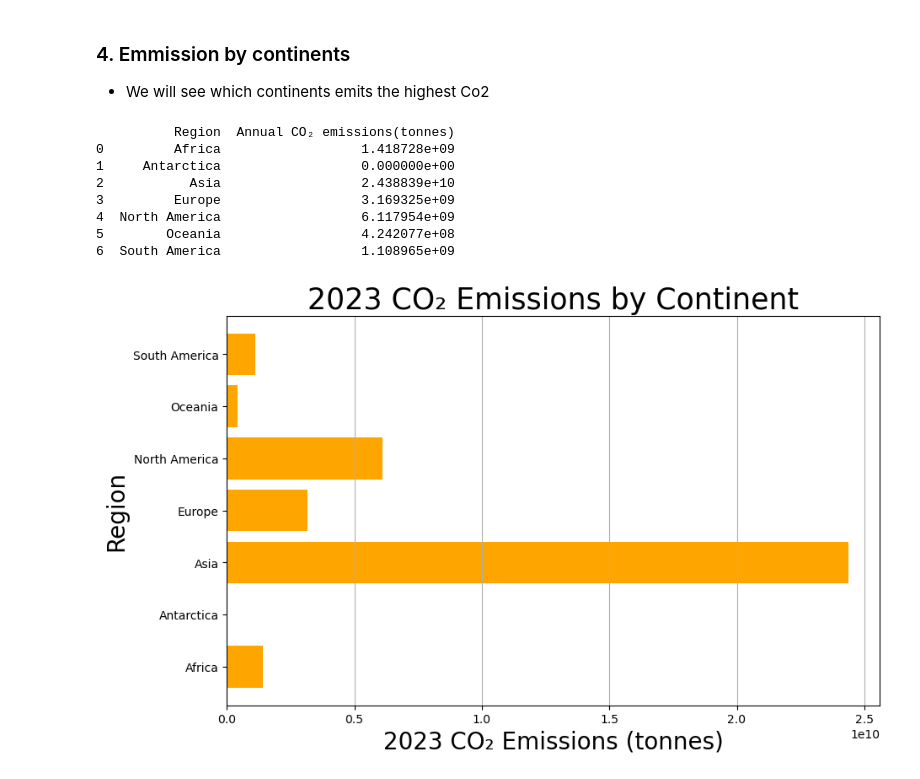
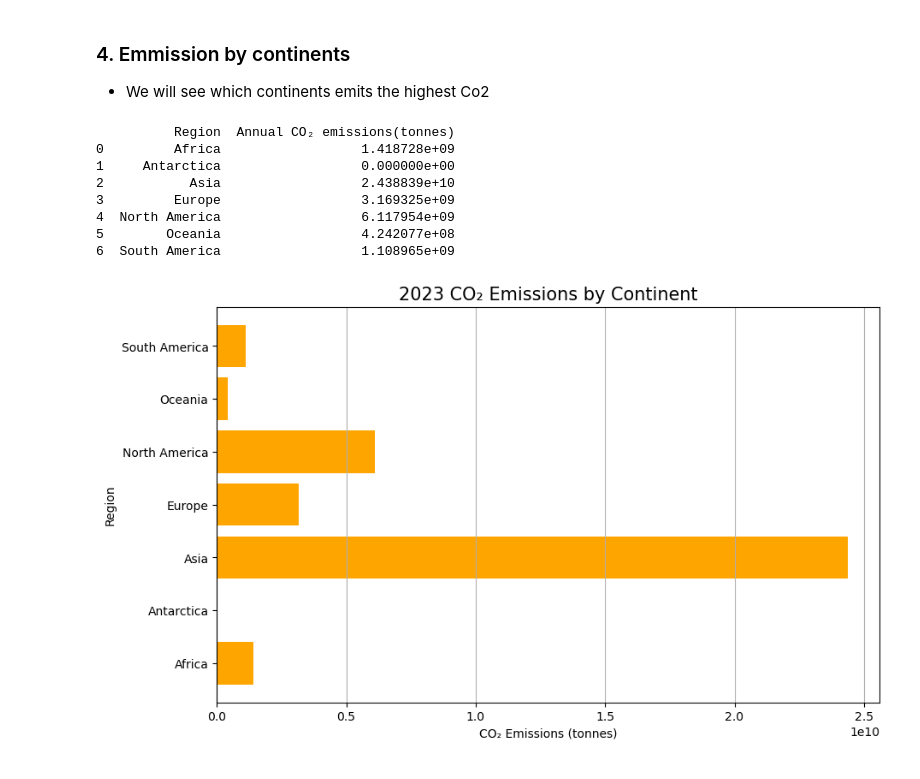
Before and after one commit to Ndzedzenyuy/AnnualCO2Emmision, a Jupyter notebook: CO2EmissionAnalysis.ipynb, the cells around one changed output. Drawn from its saved outputs; the diff is of its cells as text; code cells hidden in the pictures.

```diff
--- a/CO2EmissionAnalysis.ipynb
+++ b/CO2EmissionAnalysis.ipynb
@@ -489,27 +494,27 @@ plt.show()
 # %%
 # Filter the continents and group by Region
 y = df_classified[(df_classified['Year'] == 2023) & (df_classified['Region'].isin(['Africa', 'Asia',"Europe", "North America", "South America","Oceania","Antarctica"]))].groupby('Region')['Annual CO₂ emissions(tonnes)'].sum().reset_index()
 print(y)
 #Extract x and y for plotting
 regions = y['Region']  # Regions for the y-axis
 emissions = y['Annual CO₂ emissions(tonnes)']  # Emissions for the x-axis
 
 # Create the plot
 plt.figure(figsize=(10, 6))  # Set figure size
 plt.barh(regions, emissions, color='orange')  # Horizontal bar chart
-plt.xlabel('2023 CO₂ Emissions (tonnes)', fontsize=20)  # x-axis label
-plt.ylabel('Region', fontsize=20)  # y-axis label
-plt.title('2023 CO₂ Emissions by Continent', fontsize=25)  # Title
+plt.xlabel('CO₂ Emissions (tonnes)', fontsize=10)  # x-axis label
+plt.ylabel('Region', fontsize=10)  # y-axis label
+plt.title('2023 CO₂ Emissions by Continent', fontsize=15)  # Title
 
 plt.grid(axis='x')  # Add grid lines for better readability
 plt.show()
 # %% [output]
           Region  Annual CO₂ emissions(tonnes)
 0         Africa                  1.418728e+09
 1     Antarctica                  0.000000e+00
 2           Asia                  2.438839e+10
 3         Europe                  3.169325e+09
 4  North America                  6.117954e+09
 5        Oceania                  4.242077e+08
 6  South America                  1.108965e+09
-[figure, old version]
+[figure, new version]
```
Also changed, not shown: parts of 16 cells of this notebook, 3 other files.
